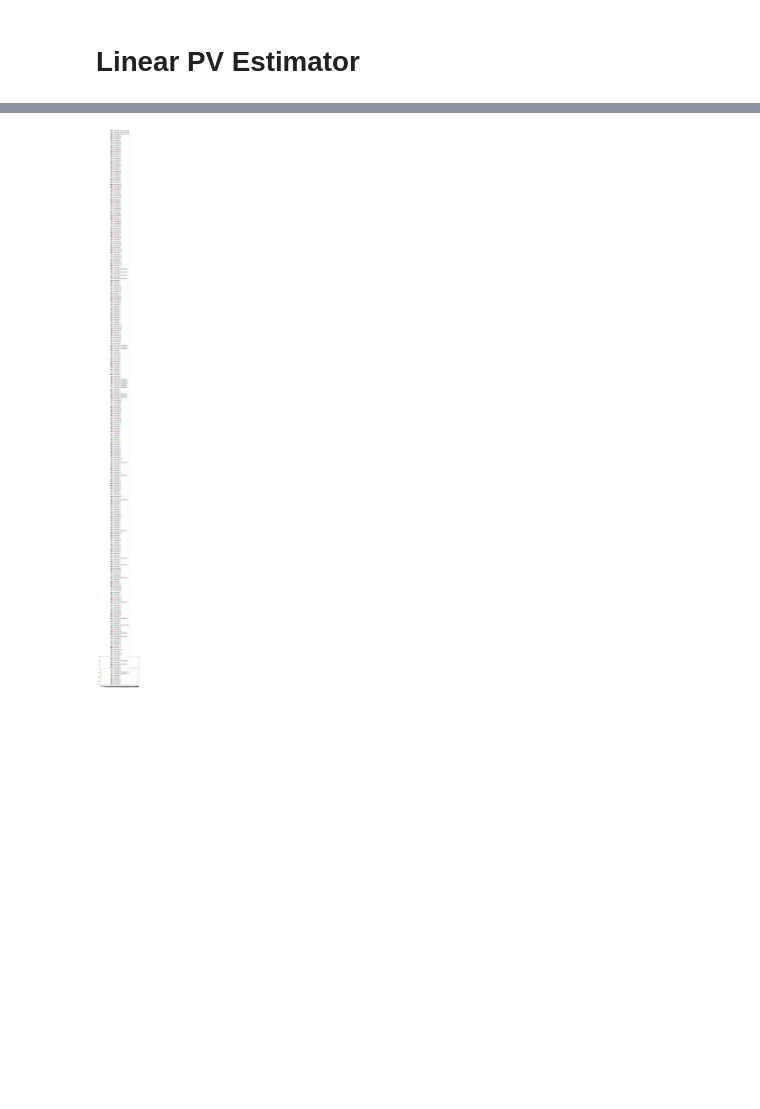
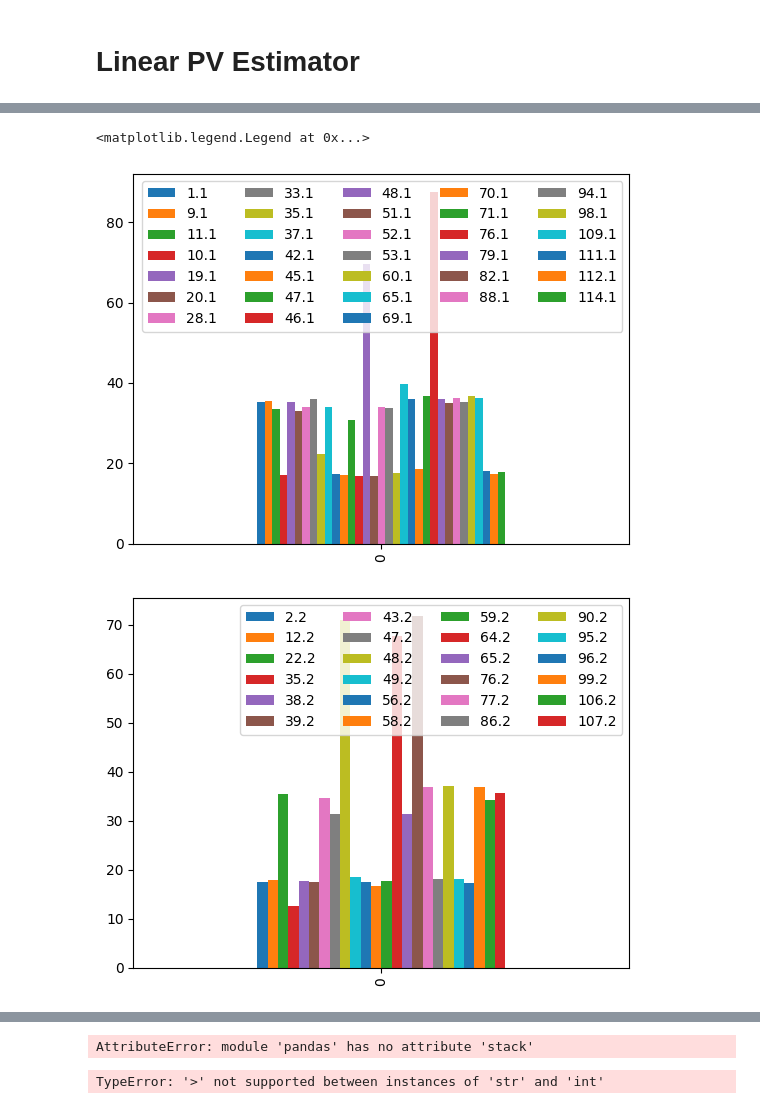
Before and after one commit to pnnl/oedisi_dopf, a Jupyter notebook: pv_estimator.ipynb, the cells around one changed output, grey strips where cells are left out. Saved outputs shown, nothing was run; the diff lists cells and outputs as text; code cells hidden in the pictures; blank space fills up the shorter version.

```diff
--- a/pv_estimator.ipynb
+++ b/pv_estimator.ipynb
@@ -76,2 +78,19 @@ os.system(f"oedisi run --runner build_{SCENARIO}/system_runner.json")
 [info] Done.
 0
+# %%
+# Directory location
+directory = f"{OUTPUTS}/{SCENARIO}"
+power_real = os.path.join(directory, "power_real.feather")
+power_imag = os.path.join(directory, "power_imag.feather")
+power_real_est = os.path.join(directory, "lest_power_real.feather")
+power_imag_est = os.path.join(directory, "lest_power_imag.feather")
+time = ["12:30"]
+
+from math import sqrt, floor
+import pandas as pd
+from datetime import datetime
+import pyarrow.feather as feather
+# %% [output]
+<matplotlib.legend.Legend at 0x...>
+[figure, added]
+[figure, added]
@@ -82,13 +102,56 @@ power_real = os.path.join(directory, "power_real.feather")
 power_imag = os.path.join(directory, "power_imag.feather")
 power_real_est = os.path.join(directory, "lest_power_real.feather")
 power_imag_est = os.path.join(directory, "lest_power_imag.feather")
-time=["07:30", "12:30", "15:30"]
+time = ["12:30"]
+
+import pandas as pd
+from datetime import datetime
+import pyarrow.feather as feather
+
+def get_time(x):
+    return datetime.strptime(
+        x, '%Y-%m-%d %H:%M:%S'
+        ).time().strftime("%H:%M")
+
+df_act = pd.read_feather(power_real)
+df_act = df_act.drop(columns='time')
+df_act = df_act[df_act.lt(0)].dropna(axis=1)
+
+df_act_a = df_act.filter(like='.1')
+df_act_b = df_act.filter(like='.2')
+df_act_c = df_act.filter(like='.3')
+
+df_est = pd.read_feather(power_real_est)
+df_est = df_est.drop(columns='time')
+df_est = df_est[df_est.lt(0)].dropna(axis=1)
+
+df_est_a = df_est.filter(like='.1')
+df_est_b = df_est.filter(like='.2')
+df_est_c = df_est.filter(like='.3')
+
+df_est_a_true = df_est_a.filter(items=df_act_a.columns)
+df = pd.stack(df_act_a,df_est_a)
+print(df)
+fig, ax = plt.subplots()
+df_est_a_true.plot(kind='bar', ax=ax)
+ax.legend(ncol=floor(sqrt(len(df_est_a.columns))))
+
+fig, ax = plt.subplots()
+df_est_b.plot(kind='bar', ax=ax)
+df_act_b.plot(kind='bar', ax=ax)
+ax.legend(ncol=floor(sqrt(len(df_est_b.columns))))
+
+fig, ax = plt.subplots()
+df_est_c.plot(kind='bar', ax=ax)
+df_act_c.plot(kind='bar', ax=ax)
+ax.legend(ncol=floor(sqrt(len(df_est_c.columns))))
+#fig.savefig(to_file, bbox_inches='tight')
+# %% [output]
+AttributeError: module 'pandas' has no attribute 'stack'
 # %%
-plotter.plot_pv_estimation(
+plot_pv_estimation(
     power_real,
-    power_imag,
-    power_real_est,
-    power_imag_est
+    power_real_est
 )
 # %% [output]
-[figure, removed]
+TypeError: '>' not supported between instances of 'str' and 'int'
```
Also changed, not shown: parts of 5 cells of this notebook, 3 other files.
